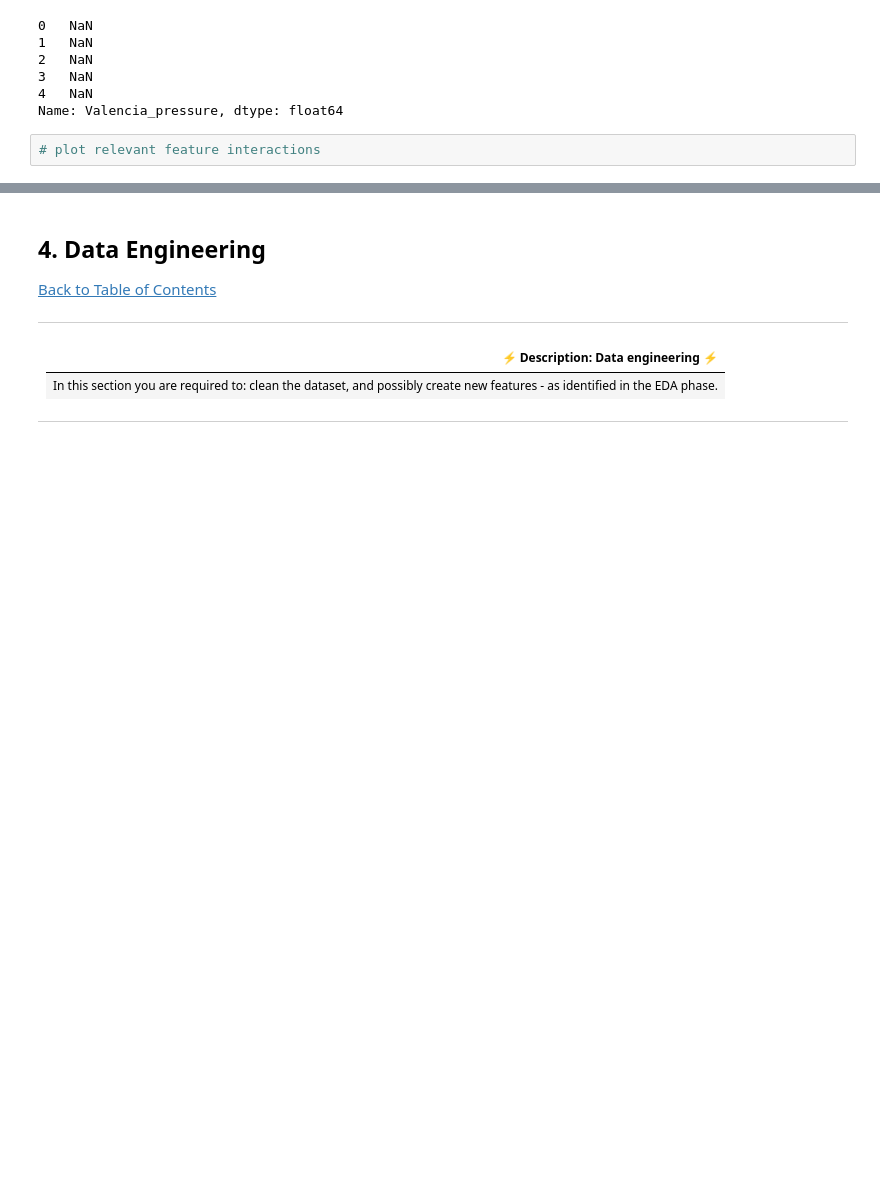
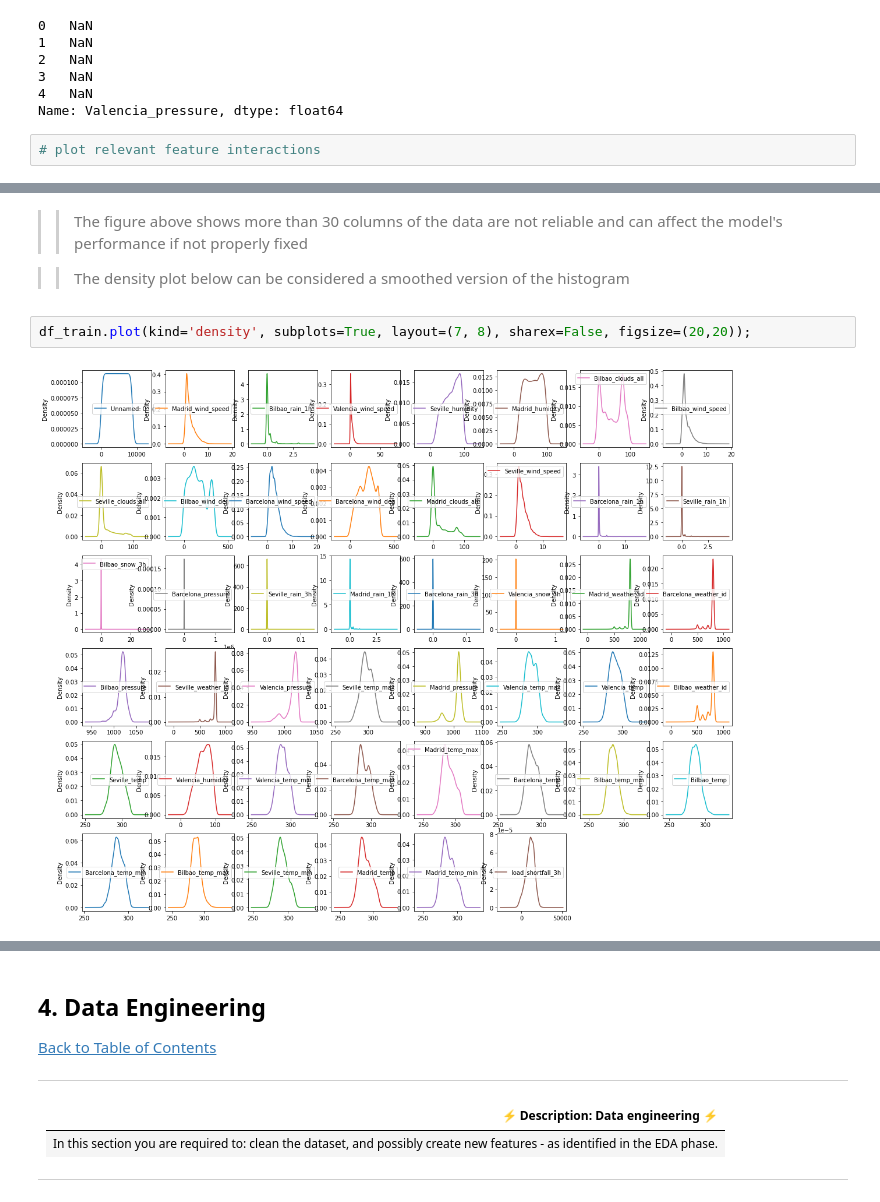
Before and after one commit to pcf26536/TeamNM5, a Jupyter notebook: starter-notebook.ipynb, the cells around one changed output, grey strips where cells are left out. Cells and saved outputs as stored; diff of their text form; blank space fills up the shorter version.

```diff
--- a/starter-notebook.ipynb
+++ b/starter-notebook.ipynb
@@ -440,0 +504,8 @@ Name: Valencia_pressure, dtype: float64
+# %% [markdown]
+> > The figure above shows more than 30 columns of the data are not reliable and can affect the model's  performance if not properly fixed
+
+> > The density plot below can be considered a smoothed version of the histogram
+# %%
+df_train.plot(kind='density', subplots=True, layout=(7, 8), sharex=False, figsize=(20,20));
+# %% [output]
+[figure, added]
```
Also changed, not shown: parts of 32 cells of this notebook.
